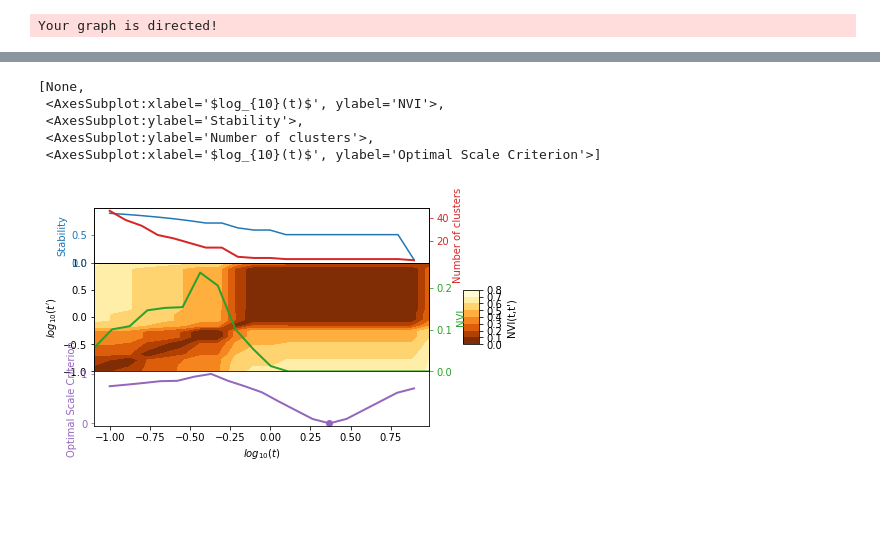
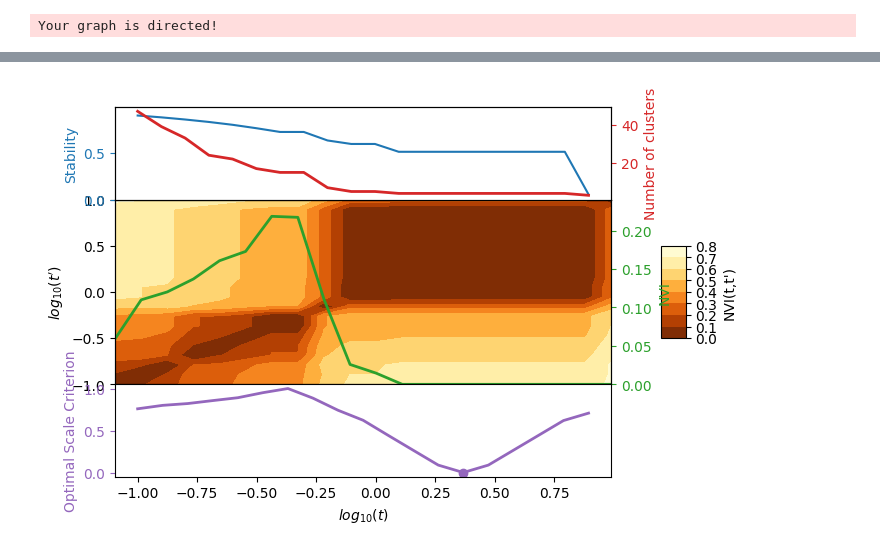
Before and after one commit to barahona-research-group/PyGenStability, a Jupyter notebook: examples/Example_2_directed.ipynb, the cells around one changed output, grey strips where cells are left out. Drawn from its saved outputs; the diff is of its cells as text; code cells hidden in the pictures; blank space fills up the shorter version.

```diff
--- a/examples/Example_2_directed.ipynb
+++ b/examples/Example_2_directed.ipynb
@@ -8,4 +8,4 @@ from pygenstability import run, plotting, constructors
 # creating directed partitioned graph
 
 nx_graph = nx.planted_partition_graph(4, 20, 0.3, 0.01, seed=42, directed=True)
-adjacency = nx.to_scipy_sparse_matrix(nx_graph)
+adjacency = nx.to_scipy_sparse_array(nx_graph)
@@ -48,14 +28,9 @@ plotting.plot_scan(all_results, use_plotly=True)
 # %%
 # plot matplotlib
 
-plotting.plot_scan(all_results, use_plotly=False)
+_ = plotting.plot_scan(all_results, use_plotly=False)
 # %% [output]
-[None,
- <AxesSubplot:xlabel='$log_{10}(t)$', ylabel='NVI'>,
- <AxesSubplot:ylabel='Stability'>,
- <AxesSubplot:ylabel='Number of clusters'>,
- <AxesSubplot:xlabel='$log_{10}(t)$', ylabel='Optimal Scale Criterion'>]
-[figure, old version]
+[figure, new version]
 # %%
 # plot partition at scale index t
 
```
Also changed, not shown: parts of 5 cells of this notebook, 3 other files.
